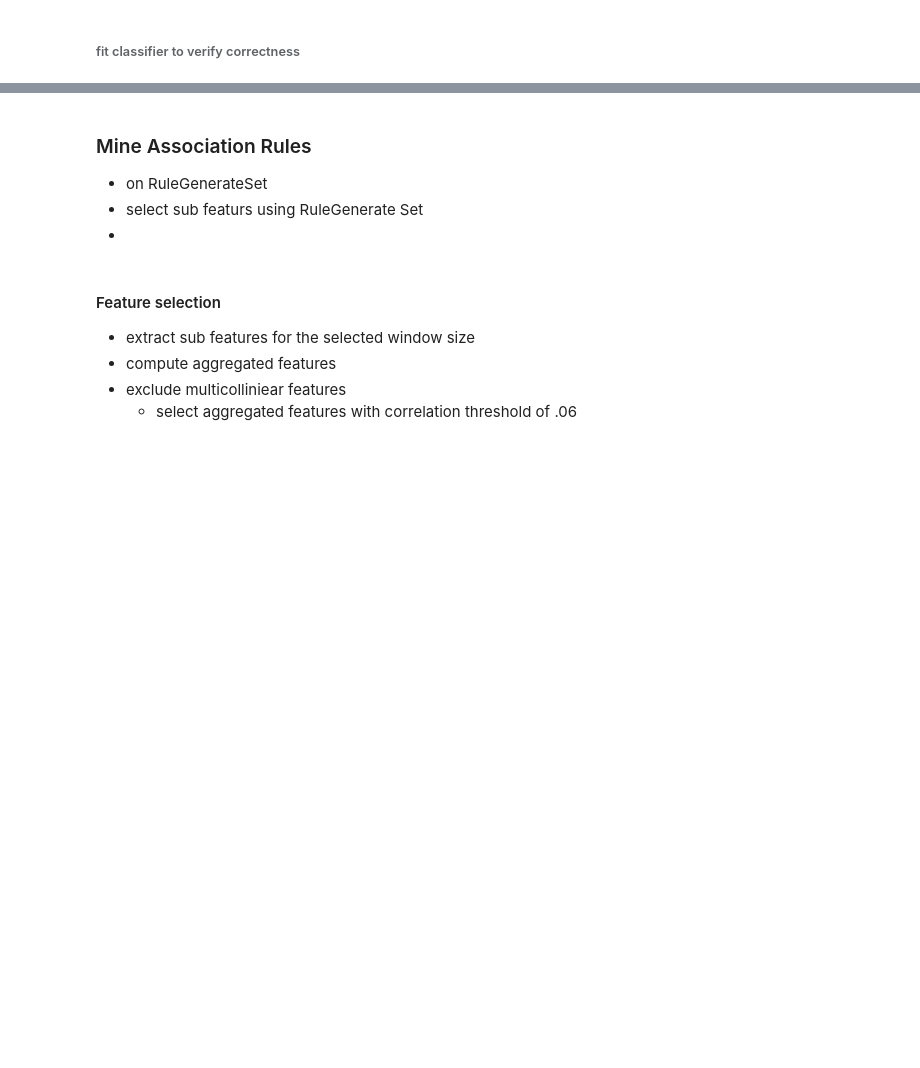
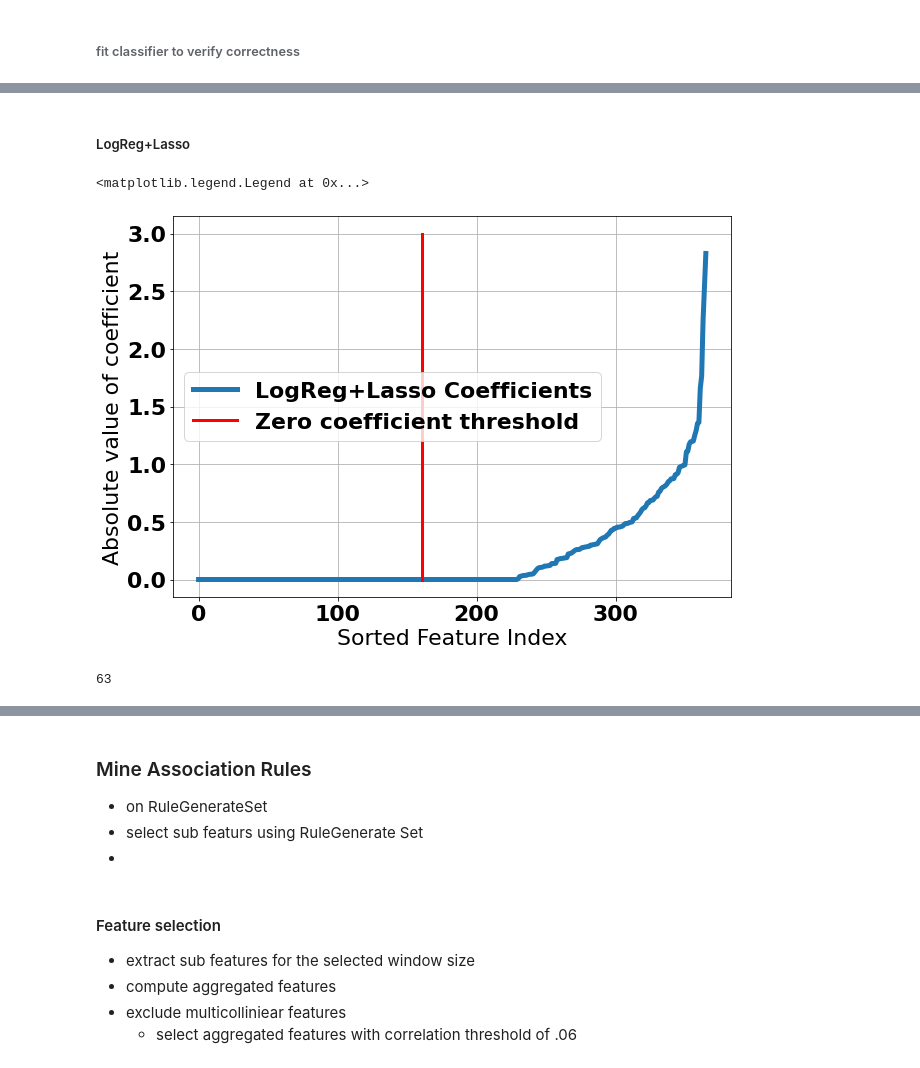
Before and after one commit to Jumabek/receptivity, a Jupyter notebook: analysis/Association Rule Mining.ipynb, the cells around one changed output, grey strips where cells are left out. Cells and saved outputs as stored; diff of their text form; code cells hidden in the pictures; blank space fills up the shorter version.

```diff
--- a/analysis/Association Rule Mining.ipynb
+++ b/analysis/Association Rule Mining.ipynb
@@ -709,18 +725,0 @@ for k,v in sub_features_d.items():
-# %%
-topq = 40
-MEASUREMENTS = []
-
-for k,X in aggregated_features_d.items():
-    feature_names = X.columns.tolist()
-    data = pd.merge(labels_arm,X, left_index=True, right_index=True)
-
-    X = data[['disturbance']+feature_names]
-    corr = X.corr()[['disturbance']].abs().sort_values('disturbance',ascending=False)
-    correlated_features = corr.head(40).index.values[1:].tolist()
-
-    measure = run_classification(data.reset_index(), correlated_features=correlated_features)
-    measure.insert(0,'window',k)
-    MEASUREMENTS.append(measure)
-
-MEASUREMENTS_loso = MEASUREMENTS[MEASUREMENTS.CV_TYPE=='LOSO']
-MEASUREMENTS_CV = MEASUREMENTS[MEASUREMENTS.CV_TYPE=='5-fold CV']
@@ -742,0 +726,29 @@ res.groupby(['window','CV_TYPE']).mean().sort_values('window_size')
+# %% [markdown]
+##### LogReg+Lasso
+# %%
+plt.figure(figsize=(10,7))
+clf = LogisticRegression(penalty='l1', solver='saga')
+clf.fit(
+    data.drop(['receptivity'], axis=1)
+    , data['receptivity']
+)
+plt.grid()
+plt.plot(np.sort(np.abs(clf.coef_[0])), linewidth=5,
+    label = 'LogReg+Lasso Coefficients'
+)
+plt.xlabel('Sorted Feature Index')
+plt.ylabel("Absolute value of coefficient")
+
+plt.plot(
+    [161,161],[0,3], color='red', linewidth=3
+    , label='Zero coefficient threshold'
+)
+plt.legend()
+# %% [output]
+<matplotlib.legend.Legend at 0x...>
+[figure, added]
+# %%
+lasso_features = np.array(kept_features_after_pairwise_correlation)[clf.coef_[0]>0]
+len(lasso_features)
+# %% [output]
+63
```
Also changed, not shown: parts of 43 cells of this notebook, 1 other file.
